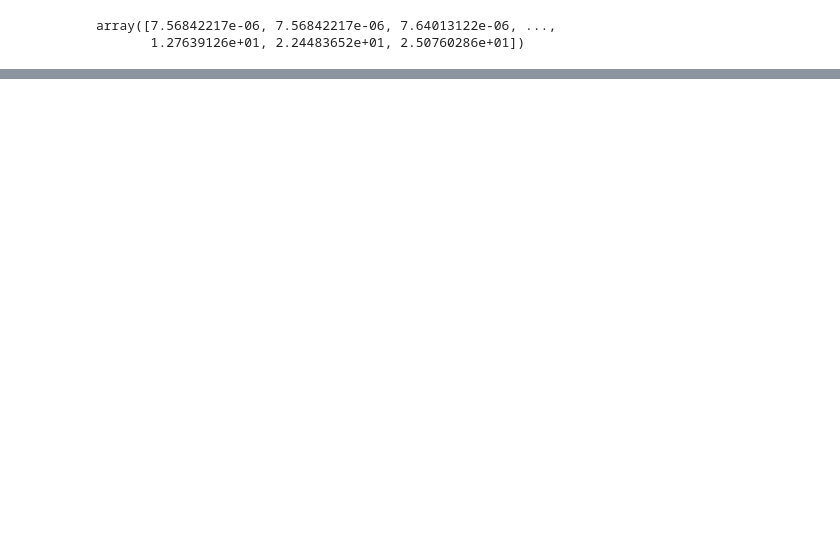
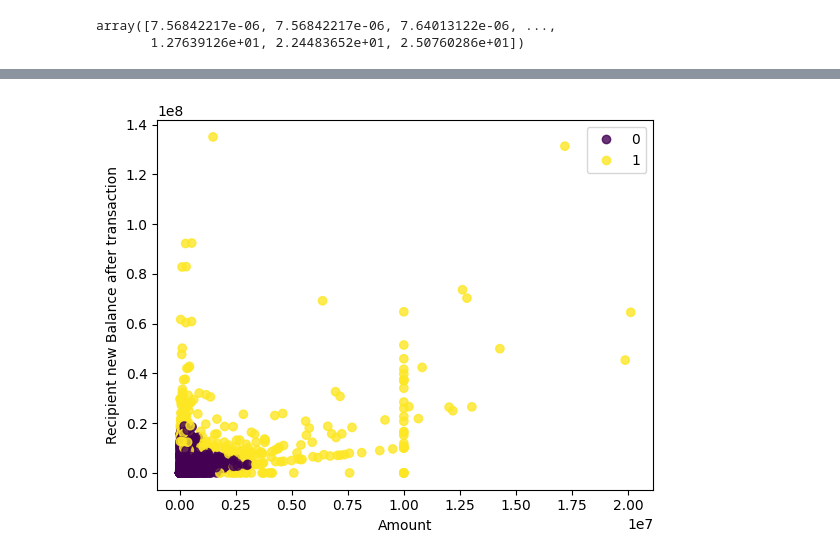
Before and after one commit to rathnagiri/AnomalyDetection, a Jupyter notebook: Part 1-2/anomaly-detection-part-1-2-code.ipynb, the cells around one changed output, grey strips where cells are left out. Drawn from its saved outputs; the diff is of its cells as text; code cells hidden in the pictures; blank space fills up the shorter version.

```diff
--- a/Part 1-2/anomaly-detection-part-1-2-code.ipynb
+++ b/Part 1-2/anomaly-detection-part-1-2-code.ipynb
@@ -289,19 +335,15 @@ plt.ylabel('Origin new balance after transaction')
 # %%
 #=================================================-
 #### Slide 49: Visualize the Anomalies  ####
 
 fig, ax = plt.subplots()
 sc = ax.scatter(paysim_dbscan['amount'], paysim_dbscan['newbalanceDest'], c = paysim_dbscan['cluster'], alpha = 0.8)
 ax.legend(*sc.legend_elements())
 plt.xlabel('Amount')
 plt.ylabel('Recipient new Balance after transaction')
 plt.show()
-fig, ax = plt.subplots()
-sc = ax.scatter(paysim_dbscan['amount'], paysim_dbscan['newbalanceDest'], c = paysim_dbscan['cluster'], alpha = 0.8)
-ax.legend(*sc.legend_elements())
-plt.xlabel('Amount')
-plt.ylabel('Recipient new Balance after transaction')
-plt.show()
+# %% [output]
+[figure, added]
 # %%
 #=================================================-
 #### Slide 52: Exercise 2  ####
```
Also changed, not shown: parts of 10 cells of this notebook.
